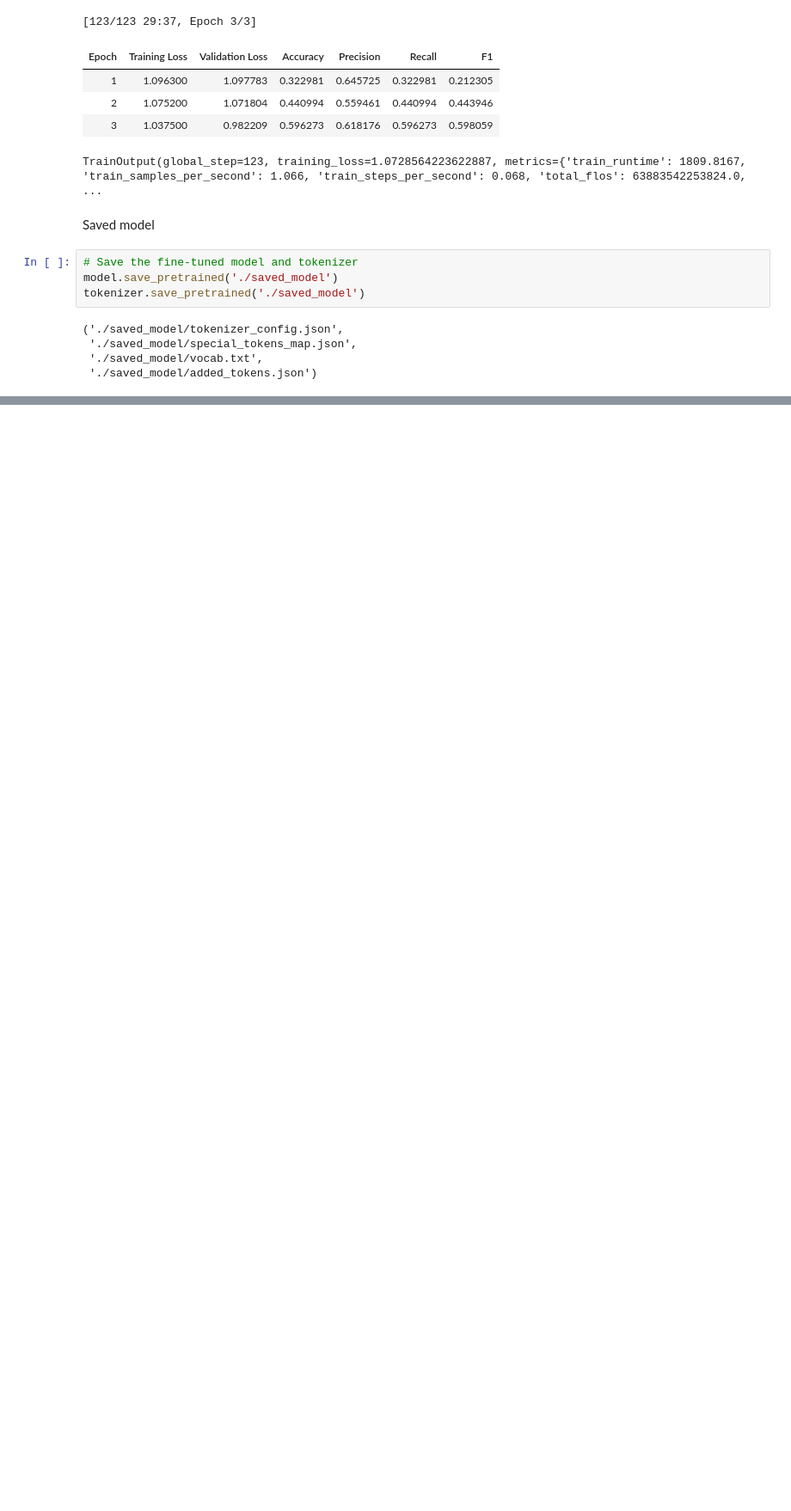
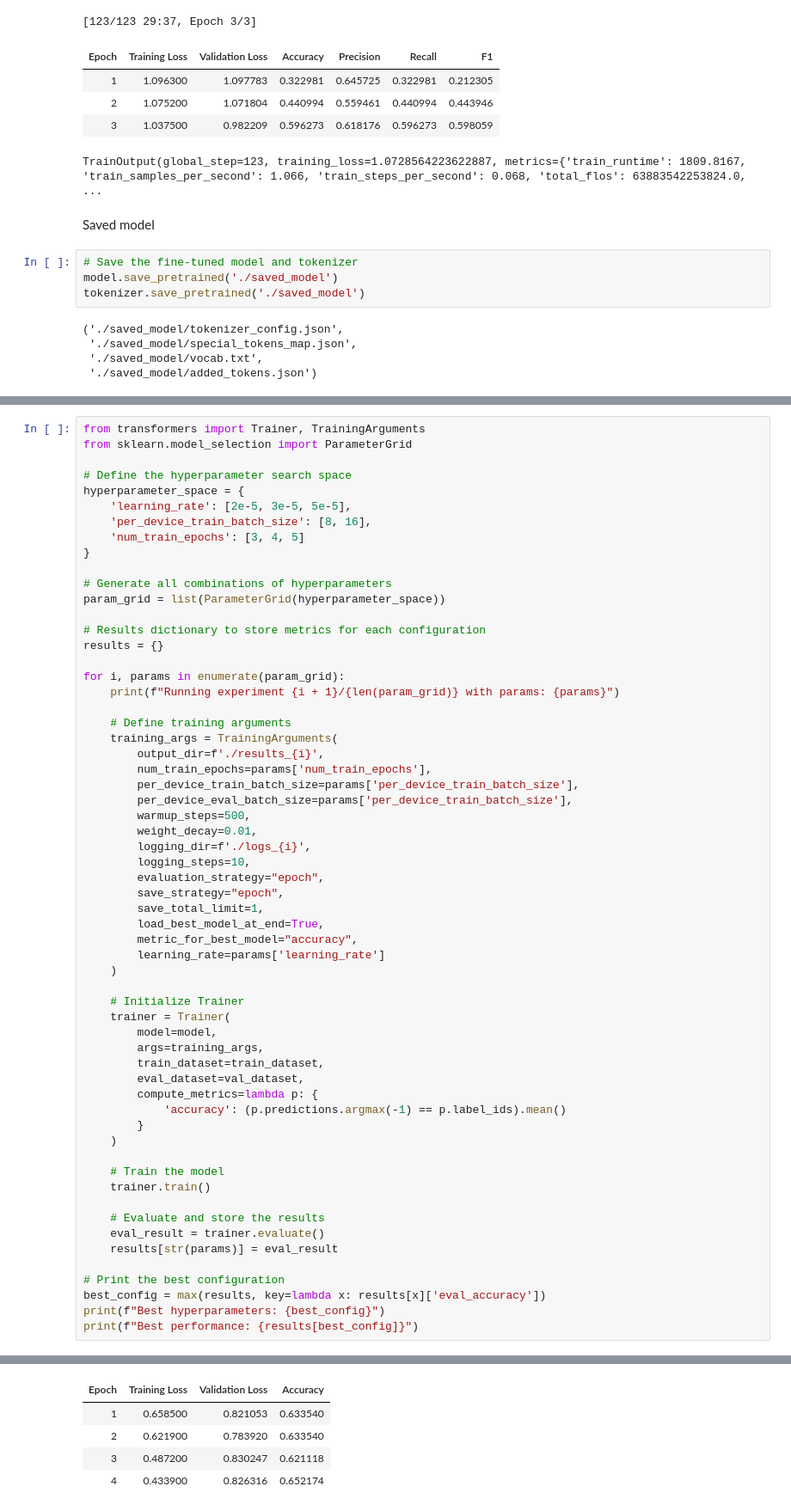
Before and after one commit to Marvin2798/roboreviews-project-, a Jupyter notebook: Untitled3.ipynb, the cells around one changed output, grey strips where cells are left out. Shown at 86% size. Saved outputs shown, nothing was run; the diff lists cells and outputs as text; blank space fills up the shorter version.

```diff
--- a/Untitled3.ipynb
+++ b/Untitled3.ipynb
@@ -377,0 +380,61 @@ tokenizer.save_pretrained('./saved_model')
+# %%
+from transformers import Trainer, TrainingArguments
+from sklearn.model_selection import ParameterGrid
+
+# Define the hyperparameter search space
+hyperparameter_space = {
+    'learning_rate': [2e-5, 3e-5, 5e-5],
+    'per_device_train_batch_size': [8, 16],
+    'num_train_epochs': [3, 4, 5]
+}
+
+# Generate all combinations of hyperparameters
+param_grid = list(ParameterGrid(hyperparameter_space))
+
+# Results dictionary to store metrics for each configuration
+results = {}
+
+for i, params in enumerate(param_grid):
+    print(f"Running experiment {i + 1}/{len(param_grid)} with params: {params}")
+
+    # Define training arguments
+    training_args = TrainingArguments(
+        output_dir=f'./results_{i}',
+        num_train_epochs=params['num_train_epochs'],
+        per_device_train_batch_size=params['per_device_train_batch_size'],
+        per_device_eval_batch_size=params['per_device_train_batch_size'],
+        warmup_steps=500,
+        weight_decay=0.01,
+        logging_dir=f'./logs_{i}',
+        logging_steps=10,
+        evaluation_strategy="epoch",
+        save_strategy="epoch",
+        save_total_limit=1,
+        load_best_model_at_end=True,
+        metric_for_best_model="accuracy",
+        learning_rate=params['learning_rate']
+    )
+
+    # Initialize Trainer
+    trainer = Trainer(
+        model=model,
+        args=training_args,
+        train_dataset=train_dataset,
+        eval_dataset=val_dataset,
+        compute_metrics=lambda p: {
+            'accuracy': (p.predictions.argmax(-1) == p.label_ids).mean()
+        }
+    )
+
+    # Train the model
+    trainer.train()
+
+    # Evaluate and store the results
+    eval_result = trainer.evaluate()
+    results[str(params)] = eval_result
+
+# Print the best configuration
+best_config = max(results, key=lambda x: results[x]['eval_accuracy'])
+print(f"Best hyperparameters: {best_config}")
+print(f"Best performance: {results[best_config]}")
+# %% [output]
@@ -377,0 +457,5 @@ tokenizer.save_pretrained('./saved_model')
+| Epoch | Training Loss | Validation Loss | Accuracy |
+| 1 | 0.658500 | 0.821053 | 0.633540 |
+| 2 | 0.621900 | 0.783920 | 0.633540 |
+| 3 | 0.487200 | 0.830247 | 0.621118 |
+| 4 | 0.433900 | 0.826316 | 0.652174 |
```
Also changed, not shown: parts of 3 cells of this notebook.
